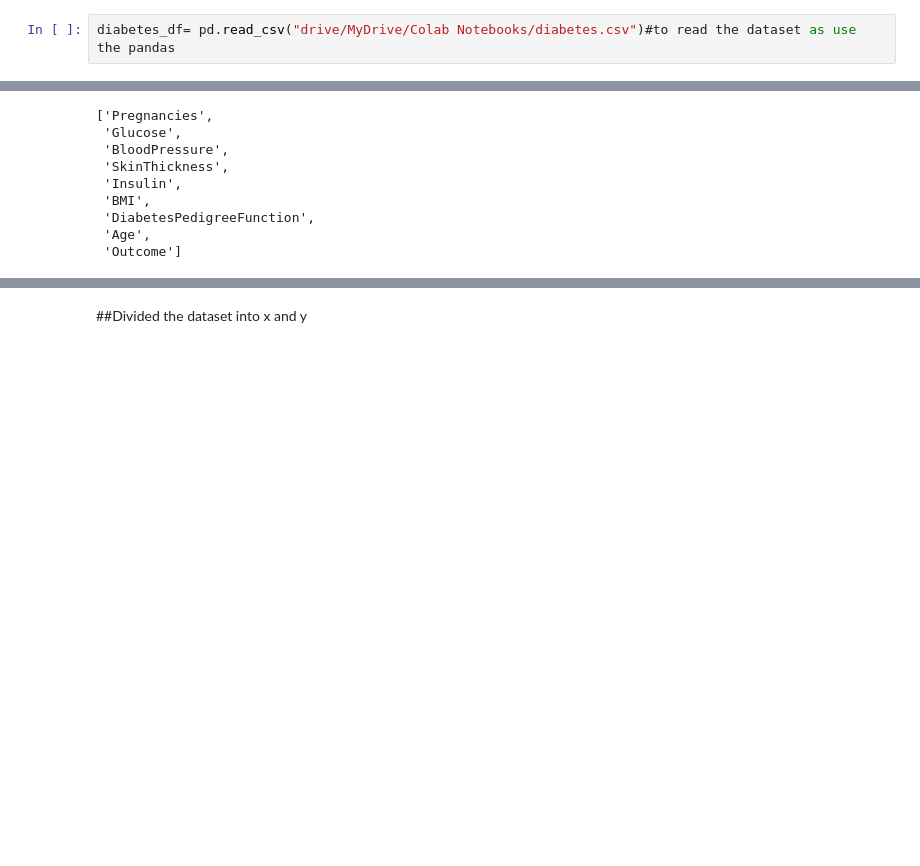
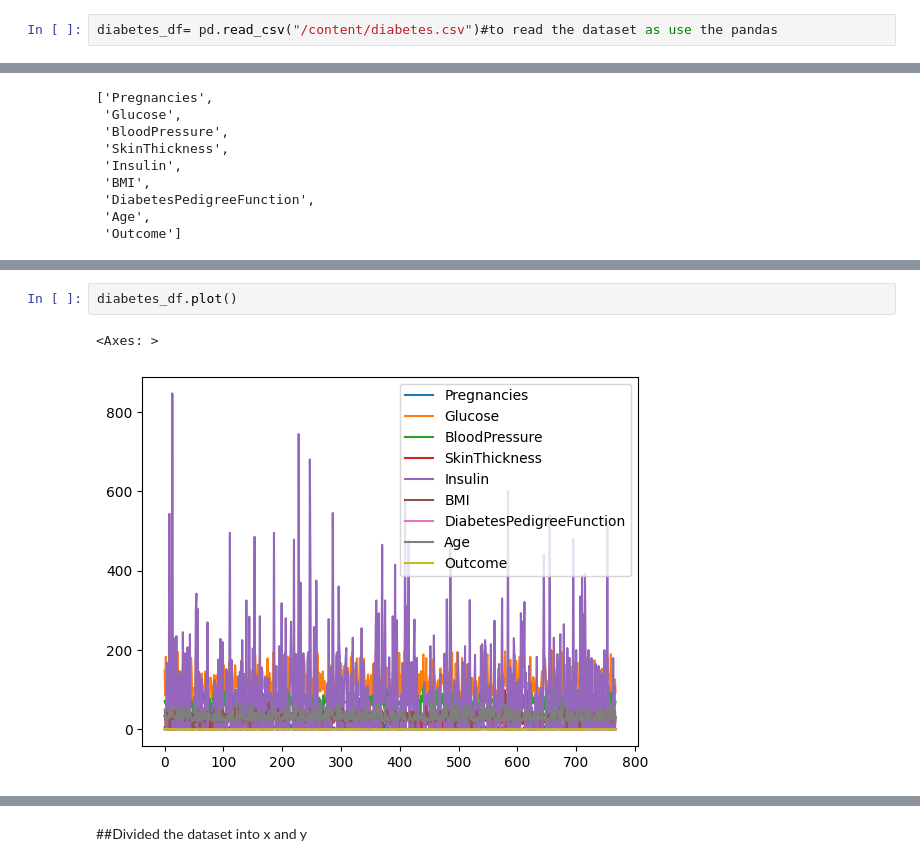
Before and after one commit to selvavivaan/Machine-Learning-selva, a Jupyter notebook: Diabetes_Dataset.ipynb, the cells around one changed output, grey strips where cells are left out. Drawn from its saved outputs; the diff is of its cells as text; blank space fills up the shorter version.

```diff
--- a/Diabetes_Dataset.ipynb
+++ b/Diabetes_Dataset.ipynb
@@ -12,4 +19,4 @@ from sklearn.ensemble import RandomForestClassifier # to classified the datasets
 # %% [markdown]
 ##Read the Datasets
 # %%
-diabetes_df= pd.read_csv("drive/MyDrive/Colab Notebooks/diabetes.csv")#to read the dataset as use the pandas
+diabetes_df= pd.read_csv("/content/diabetes.csv")#to read the dataset as use the pandas
@@ -113,0 +115,5 @@ dtype: int64
+# %%
+diabetes_df.plot()
+# %% [output]
+<Axes: >
+[figure, added]
```
Also changed, not shown: parts of 56 cells of this notebook.
